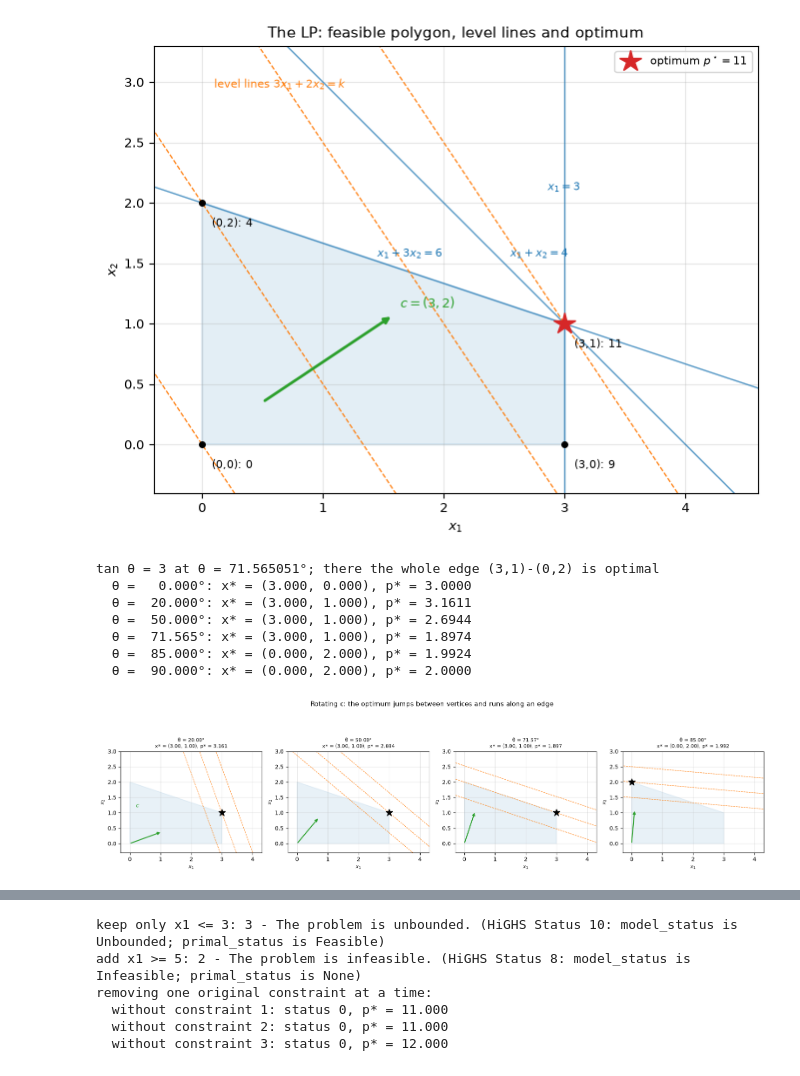
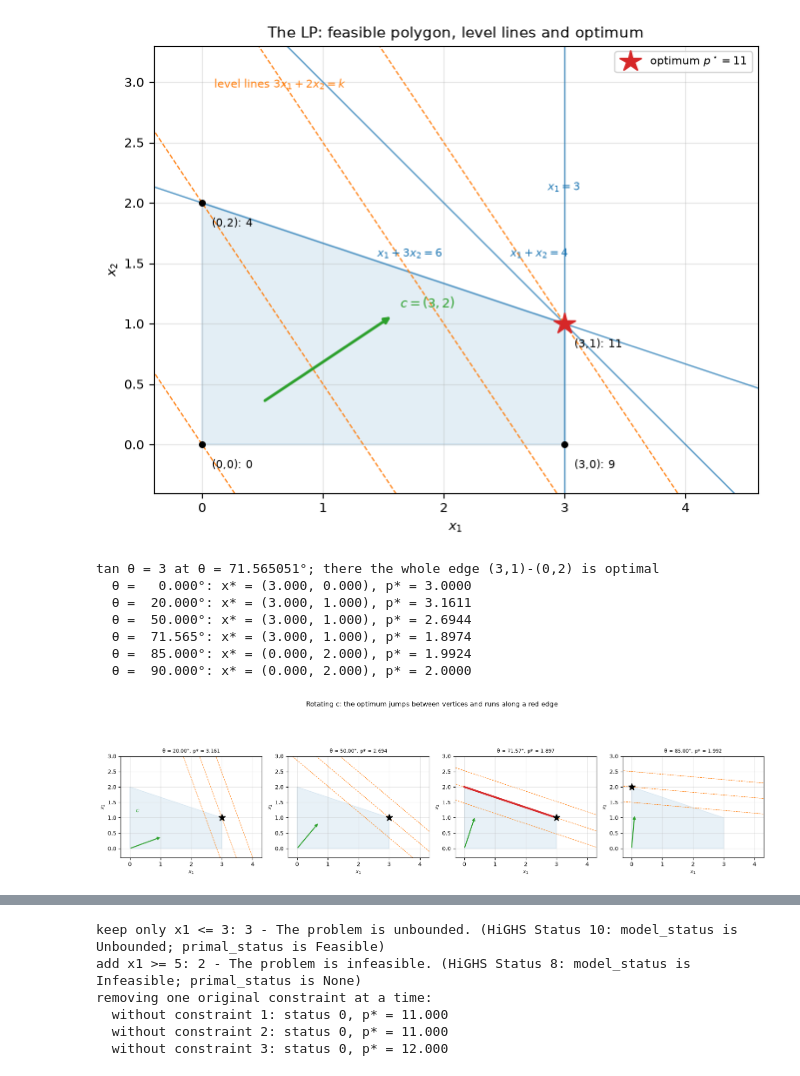
Before and after one commit to jowy-ti/portfolio-CO, a Jupyter notebook: notebooks/s05_linear_programming.ipynb, the cells around one changed output, grey strips where cells are left out. Drawn from its saved outputs; the diff is of its cells as text; code cells hidden in the pictures.

Commit message:
s05: slider panels use the Output pattern and highlight the optimal edge

```diff
--- a/notebooks/s05_linear_programming.ipynb
+++ b/notebooks/s05_linear_programming.ipynb
@@ -126,53 +126,77 @@ plt.tight_layout()
 # %% [output]
 [figure]
 # %%
+constraint_names51 = [r"$x_1+x_2\le4$", r"$x_1+3x_2\le6$", r"$x_1\le3$"]
+
+
+def optimal_face51(c):
+    """Optimal face of max c.x over the polygon.
+
+    Returns (x*, p*, the vertices spanning the face, the constraints it lies on).
+    """
+    x, p, _ = solve51(c)
+    vals = verts @ c
+    face = verts[np.isclose(vals, p, rtol=1e-9, atol=1e-9)]
+    names = []
+    if len(face) == 2:
+        on0 = np.isclose(A51 @ face[0], b51, atol=1e-9)
+        on1 = np.isclose(A51 @ face[1], b51, atol=1e-9)
+        names = [constraint_names51[i] for i in np.nonzero(on0 & on1)[0]]
+    return x, p, face, names
+
+
 angles = [20.0, 50.0, np.degrees(np.arctan(3.0)), 85.0]
-fig, axes = plt.subplots(1, 4, figsize=(15.5, 4.1))
+gl = np.linspace(-0.6, 4.8, 300)        # local, so this cell does not depend on cell 4
+fig, axes = plt.subplots(1, 4, figsize=(15.5, 4.3))
 for ax, deg in zip(axes, angles):
     th = np.deg2rad(deg)
     c = np.array([np.cos(th), np.sin(th)])
-    x, p, _ = solve51(c)
+    x, p, face, face_on = optimal_face51(c)
     ax.add_patch(Polygon(verts, closed=True, facecolor="tab:blue", alpha=0.10,
                          edgecolor="tab:blue", lw=1.2))
     for k in [p - 0.5, p, p + 0.5]:
-        ax.plot(g, (k - c[0] * g) / c[1], ls="--", lw=0.8, color="tab:orange")
+        ax.plot(gl, (k - c[0] * gl) / c[1], ls="--", lw=0.8, color="tab:orange")
     ax.annotate("", xy=(1.1 * c[0], 1.1 * c[1]), xytext=(0.0, 0.0),
                 arrowprops=dict(arrowstyle="-|>", color="tab:green", lw=1.6))
-    ax.plot(*x, "k*", ms=12)
-    ax.set_title(f"θ = {deg:.2f}°\nx* = ({x[0]:.2f}, {x[1]:.2f}), p* = {p:.3f}", fontsize=8)
+    if len(face) == 2:                     # c normal to an edge: the whole edge is optimal
+        ax.plot(face[:, 0], face[:, 1], color="tab:red", lw=3.0, zorder=5)
+    ax.plot(*x, "k*", ms=12, zorder=6)
+    ax.set_title(f"θ = {deg:.2f}°, p* = {p:.3f}", fontsize=8)
     ax.set_xlim(-0.3, 4.3); ax.set_ylim(-0.3, 3.0); ax.set_aspect("equal")
     ax.set_xlabel(r"$x_1$", fontsize=8); ax.set_ylabel(r"$x_2$", fontsize=8)
 axes[0].text(0.20, 1.18, r"$c$", color="tab:green", fontsize=9)
-fig.suptitle("Rotating c: the optimum jumps between vertices and runs along an edge", y=1.03)
+fig.suptitle("Rotating c: the optimum jumps between vertices and runs along a red edge", y=1.03)
 plt.tight_layout()
 
 th_star = np.arctan(3.0)
 print(f"tan θ = 3 at θ = {np.degrees(th_star):.6f}°; there the whole edge (3,1)-(0,2) is optimal")
 for deg in [0.0, 20.0, 50.0, np.degrees(th_star), 85.0, 90.0]:
     th = np.deg2rad(deg)
     c = np.array([np.cos(th), np.sin(th)])
     x, p, _ = solve51(c)
     print(f"  θ = {deg:7.3f}°: x* = ({x[0]:.3f}, {x[1]:.3f}), p* = {p:.4f}")
 
 c20 = np.array([np.cos(np.deg2rad(20.0)), np.sin(np.deg2rad(20.0))])
 assert np.allclose(solve51(c20)[0], [3.0, 1.0])
 c_edge = np.array([np.cos(th_star), np.sin(th_star)])
 p_edge = solve51(c_edge)[1]
 assert np.isclose(p_edge, c_edge @ np.array([3.0, 1.0]))      # (3,1)
 assert np.isclose(p_edge, c_edge @ np.array([0.0, 2.0]))      # (0,2)
 assert np.isclose(p_edge, 6 / np.sqrt(10))
+_, _, _, on_edge = optimal_face51(c_edge)
+assert on_edge == [constraint_names51[1]]                     # the edge lies on x1 + 3x2 <= 6
 p_x1 = solve51(np.array([1.0, 0.0]))[1]
 assert np.isclose(p_x1, 3.0) and np.isclose(p_x1, np.array([1.0, 0.0]) @ [3.0, 1.0])
 c85 = np.array([np.cos(np.deg2rad(85.0)), np.sin(np.deg2rad(85.0))])
 assert np.allclose(solve51(c85)[0], [0.0, 2.0])
 # %% [output]
 tan θ = 3 at θ = 71.565051°; there the whole edge (3,1)-(0,2) is optimal
   θ =   0.000°: x* = (3.000, 0.000), p* = 3.0000
   θ =  20.000°: x* = (3.000, 1.000), p* = 3.1611
   θ =  50.000°: x* = (3.000, 1.000), p* = 2.6944
   θ =  71.565°: x* = (3.000, 1.000), p* = 1.8974
   θ =  85.000°: x* = (0.000, 2.000), p* = 1.9924
   θ =  90.000°: x* = (0.000, 2.000), p* = 2.0000
-[figure, old version]
+[figure, new version]
 # %%
 import ipywidgets as widgets
```
Also changed, not shown: parts of 5 cells of this notebook, 1 other file.
